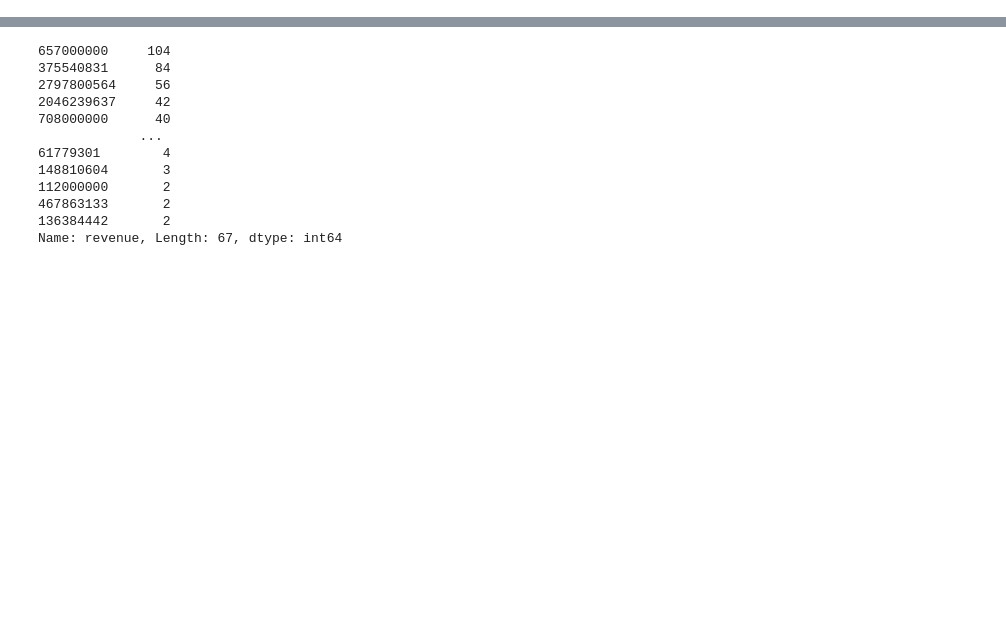
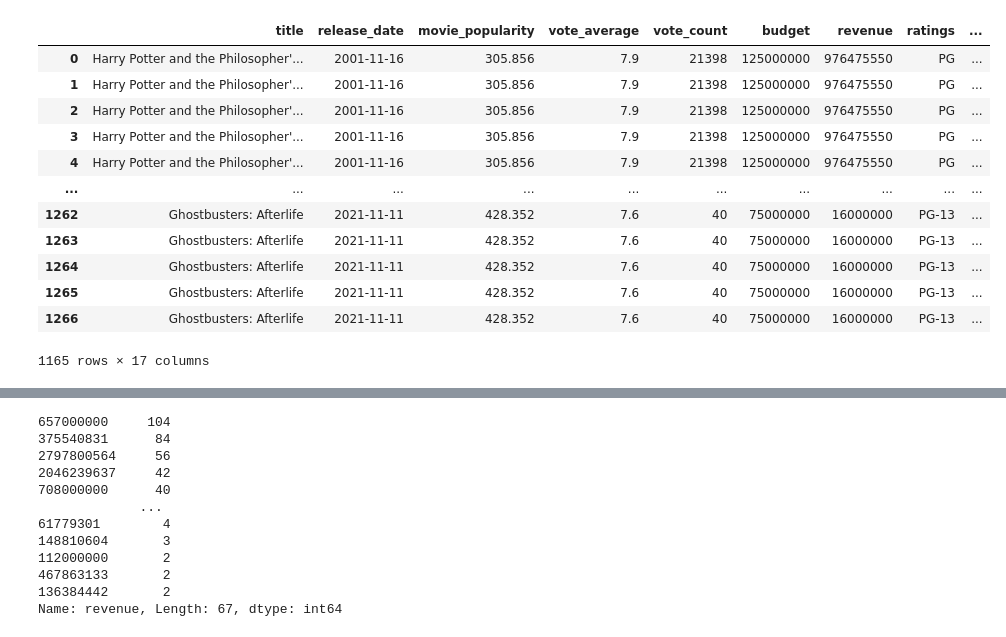
Before and after one commit to a-lau-gonza/The-Final-Project_F-PALS, a Jupyter notebook: Tables/ensemble.ipynb, the cells around one changed output, grey strips where cells are left out. Drawn from its saved outputs; the diff is of its cells as text; code cells hidden in the pictures; blank space fills up the shorter version.

```diff
--- a/Tables/ensemble.ipynb
+++ b/Tables/ensemble.ipynb
@@ -49,3 +56,22 @@ df
+# %%
+# More data cleaning
+noID_df = df.drop(columns=['movie_id', 'actor_id', 'director_id', 'studio_id'])
+
+noID_df
+# %% [output]
+|  | title | release_date | movie_popularity | vote_average | vote_count | budget | revenue | ratings | ... |
+| 0 | Harry Potter and the Philosopher'... | 2001-11-16 | 305.856 | 7.9 | 21398 | 125000000 | 976475550 | PG | ... |
+| 1 | Harry Potter and the Philosopher'... | 2001-11-16 | 305.856 | 7.9 | 21398 | 125000000 | 976475550 | PG | ... |
+| 2 | Harry Potter and the Philosopher'... | 2001-11-16 | 305.856 | 7.9 | 21398 | 125000000 | 976475550 | PG | ... |
+| 3 | Harry Potter and the Philosopher'... | 2001-11-16 | 305.856 | 7.9 | 21398 | 125000000 | 976475550 | PG | ... |
+| 4 | Harry Potter and the Philosopher'... | 2001-11-16 | 305.856 | 7.9 | 21398 | 125000000 | 976475550 | PG | ... |
+| ... | ... | ... | ... | ... | ... | ... | ... | ... | ... |
+| 1262 | Ghostbusters: Afterlife | 2021-11-11 | 428.352 | 7.6 | 40 | 75000000 | 16000000 | PG-13 | ... |
+| 1263 | Ghostbusters: Afterlife | 2021-11-11 | 428.352 | 7.6 | 40 | 75000000 | 16000000 | PG-13 | ... |
+| 1264 | Ghostbusters: Afterlife | 2021-11-11 | 428.352 | 7.6 | 40 | 75000000 | 16000000 | PG-13 | ... |
+| 1265 | Ghostbusters: Afterlife | 2021-11-11 | 428.352 | 7.6 | 40 | 75000000 | 16000000 | PG-13 | ... |
+| 1266 | Ghostbusters: Afterlife | 2021-11-11 | 428.352 | 7.6 | 40 | 75000000 | 16000000 | PG-13 | ... |
+1165 rows × 17 columns
 # %%
 # Create our features
 X = pd.get_dummies(df.drop(columns='revenue'))
```
Also changed, not shown: parts of 10 cells of this notebook.
